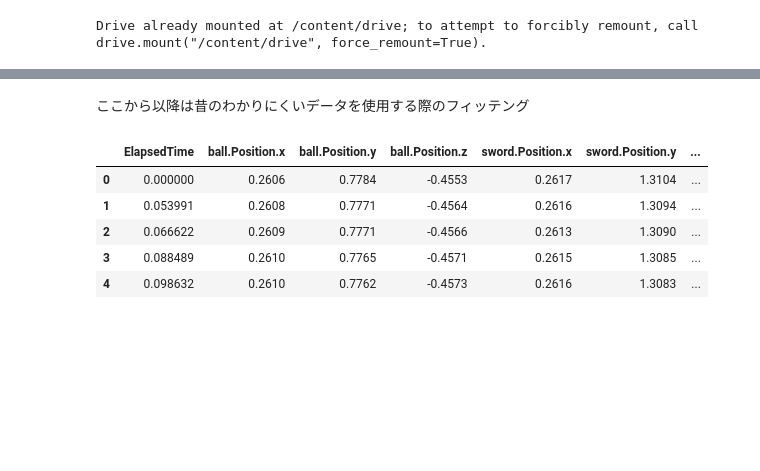
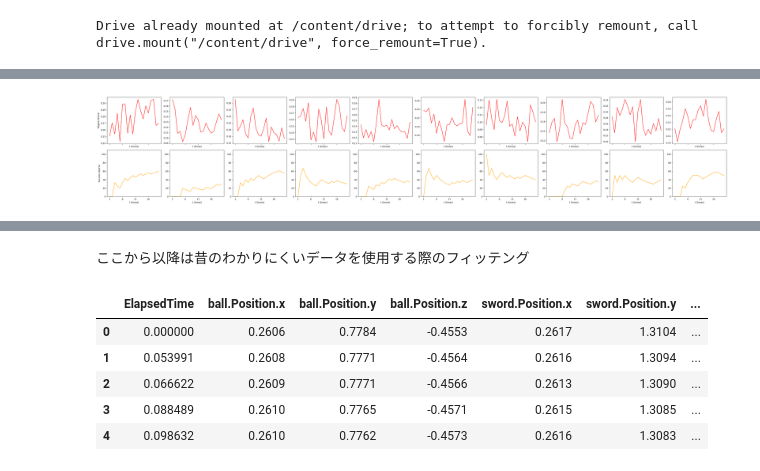
Before and after one commit to kotatakehara/Self-efficacy, a Jupyter notebook: Fact_data_process.ipynb, the cells around one changed output, grey strips where cells are left out. Saved outputs shown, nothing was run; the diff lists cells and outputs as text; code cells hidden in the pictures; blank space fills up the shorter version.

```diff
--- a/Fact_data_process.ipynb
+++ b/Fact_data_process.ipynb
@@ -65,19 +52,0 @@ True
-# %%
-#成功した時と失敗した時の処理を行うコード
-succ_check = True
-for i in range(len(glob.glob('/content/id01_self/*.csv'))):
-  if "fail" in glob.glob('/content/id01_self/*.csv')[i]:
-    succ_check = False
-  else:
-    succ_check = True
-  for index, row in df.iterrows(): #1行目から順番に内容を取得している処理
-    if succ_check: #成功した時
-      if abs(row['ball.Position.y'] - row['sword.Position.y']) <= 0.05: #玉がplateに乗っているもしくは直前かどうか
-        p = p
-        sigma = sigma/alpha
-        break
-    else: #失敗した時
-      if abs(row['ball.Position.y'] - row['sword.Position.y']) <= 0.1: #玉がplateに乗っているもしくは直前かどうか
-        p = B
-        sigma = sigma*beta
-        break
@@ -83,0 +124,32 @@ for i in range(len(glob.glob('/content/id01_self/*.csv'))):
+# %%
+fig, axs = plt.subplots(2, len(A_x_L),figsize=(40, 7), sharex=True)
+
+for i in range(10):
+  axs[0, i].plot(A_x_L[i], A_Abs_degree_failure_L[i], color='r')
+  # axs[1, i].plot(A_x_L[i], [item[0] for item in A_dispersion_L[i]], color='b')
+  axs[1, i].plot(A_x_L[i], A_srate_L[i], color='orange')
+
+
+
+  # axs[0,i].set_ylim(0.19, 0.2)
+  # axs[1,i].set_ylim(0, 2)
+  axs[1,i].set_ylim(0, 110)
+
+  # axs[0, i].set_yticks(np.arange(0.19, 0.2, step=0.001))
+  # axs[1, i].set_yticks(np.arange(0, 2.5, step=0.5))
+  # axs[2, i].set_yticks(np.arange(0, 120, step=20))
+
+  for ax in axs.flat:
+    ax.set_xlabel("t (times)")
+
+  axs[0, 0].set_ylabel(f"'degree failure'")
+  # axs[1, 0].set_ylabel(f"σ_X^2,σ_Y^2")
+  axs[1, 0].set_ylabel(f"Success rate(%)")
+
+  axs[0, i].set_xticks(np.arange(min(A_x_L[i]), max(A_x_L[i]) + 1, 5))
+plt.tight_layout()
+# plt.savefig(f"data_fitting_10.png")
+# files.download(f'data_fitting_10.png')
+plt.show()
+# %% [output]
+[figure, added]
```
Also changed, not shown: parts of 7 cells of this notebook.
